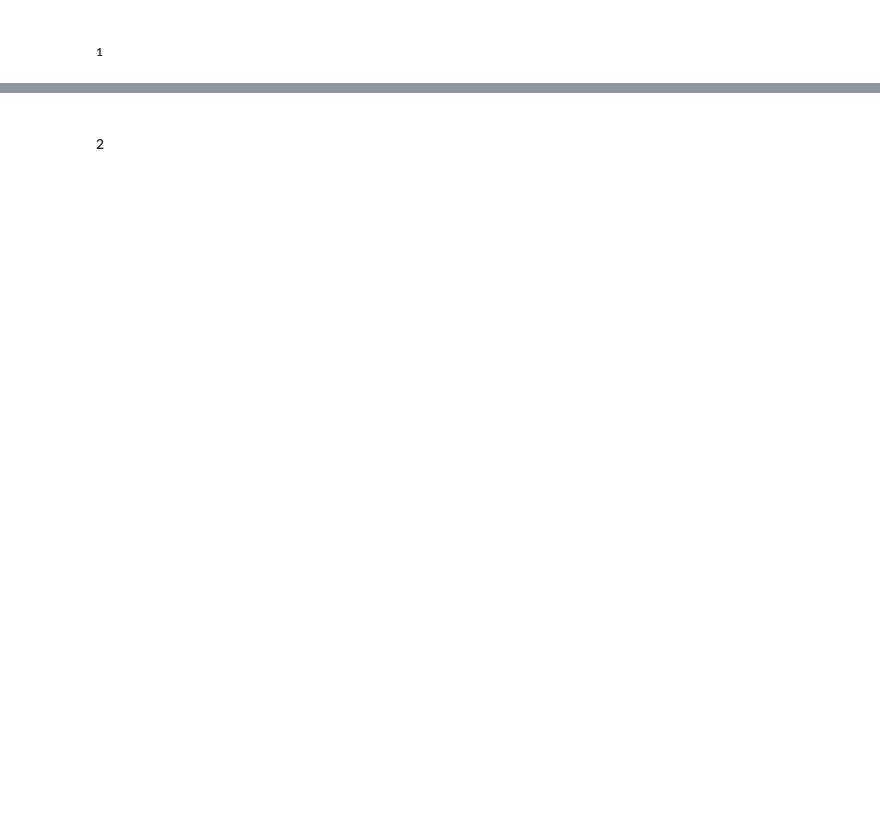
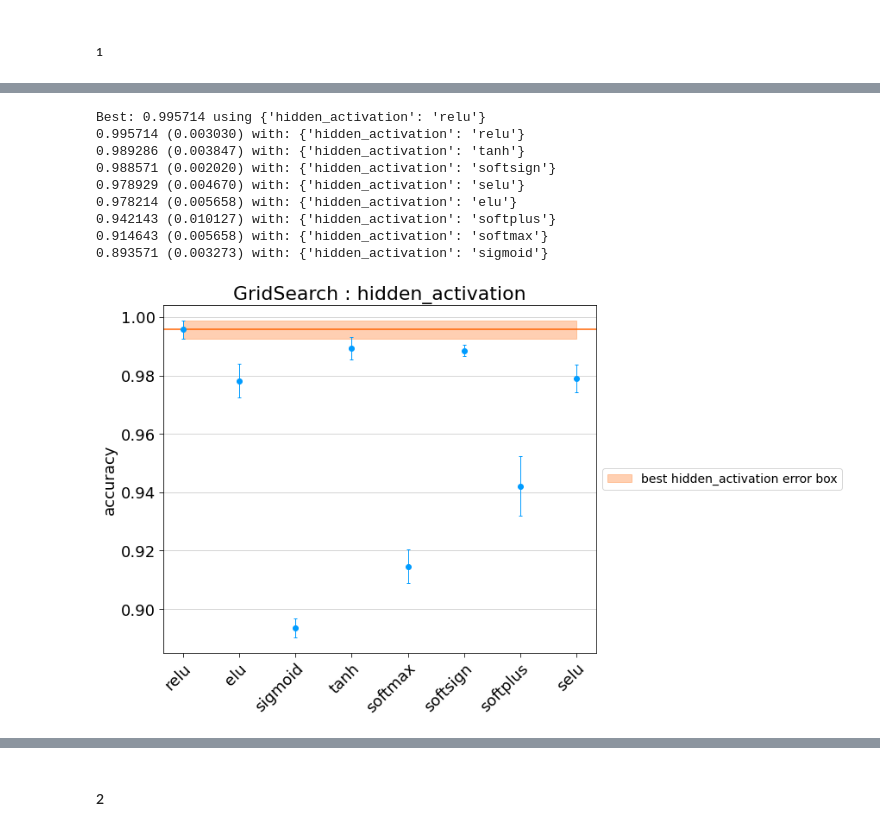
Before and after one commit to niklai99/LCP-modB, a Jupyter notebook: 02-DNN/02-DNN-2.ipynb, the cells around one changed output, grey strips where cells are left out. Cells and saved outputs as stored; diff of their text form; code cells hidden in the pictures; blank space fills up the shorter version.

```diff
--- a/02-DNN/02-DNN-2.ipynb
+++ b/02-DNN/02-DNN-2.ipynb
@@ -217,0 +271,2 @@ GridSearchCV(cv=4,
+# %%
+model_gridsearch = model_gridsearch.set_params(optimizer='Nadam')
@@ -217,0 +303,33 @@ GridSearchCV(cv=4,
+# %%
+grid.print_result()
+
+key = "hidden_activation"
+
+fig = plt.figure(figsize=(12,7), constrained_layout=True)
+
+ax = plot_utils.plot_gs_results(
+    gs_results = [grid.grid_result],
+    fig        = fig,
+    fontsize   = 18,
+    #colors     = palette,
+    #labels     = " ",
+    legend     = True,
+    title      = f"GridSearch : {key}",
+    key        = key,
+    fill_box   = True,
+    legend_title = None
+)
+ax.grid(axis="y", color="k", alpha=0.2)
+
+plt.show()
+# %% [output]
+Best: 0.995714 using {'hidden_activation': 'relu'}
+0.995714 (0.003030) with: {'hidden_activation': 'relu'}
+0.989286 (0.003847) with: {'hidden_activation': 'tanh'}
+0.988571 (0.002020) with: {'hidden_activation': 'softsign'}
+0.978929 (0.004670) with: {'hidden_activation': 'selu'}
+0.978214 (0.005658) with: {'hidden_activation': 'elu'}
+0.942143 (0.010127) with: {'hidden_activation': 'softplus'}
+0.914643 (0.005658) with: {'hidden_activation': 'softmax'}
+0.893571 (0.003273) with: {'hidden_activation': 'sigmoid'}
+[figure, added]
```
Also changed, not shown: parts of 63 cells of this notebook.
